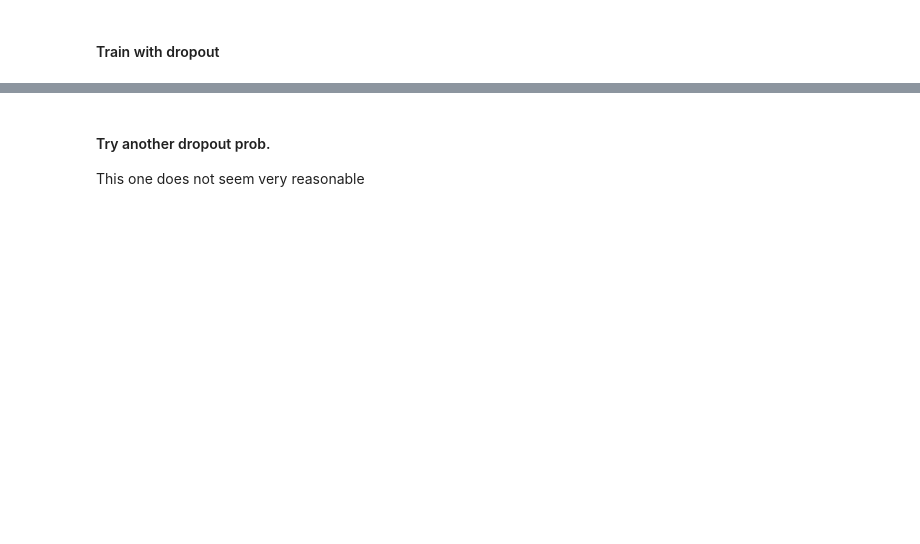
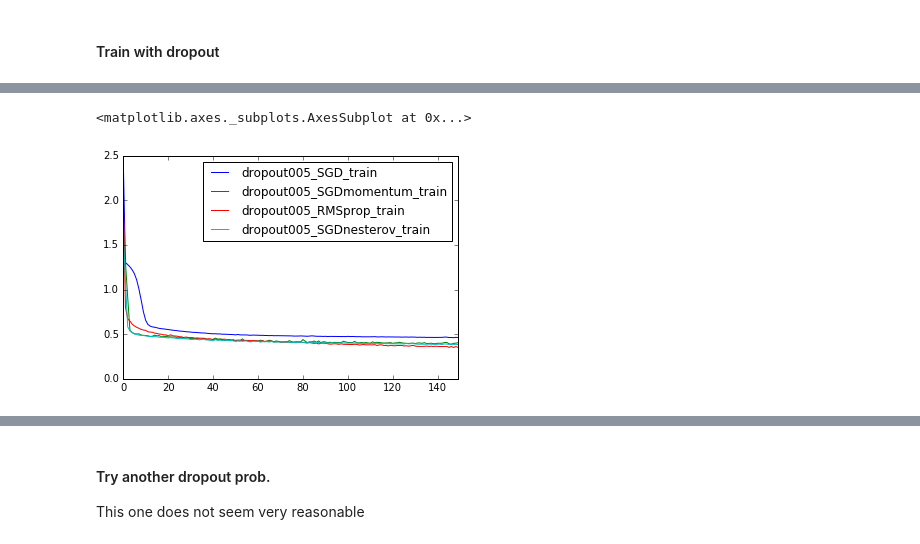
Before and after one commit to davidbp/connectionist, a Jupyter notebook: MLPRegression/mlp_regression_theano_example.ipynb, the cells around one changed output, grey strips where cells are left out. Drawn from its saved outputs; the diff is of its cells as text; code cells hidden in the pictures; blank space fills up the shorter version.

```diff
--- a/MLPRegression/mlp_regression_theano_example.ipynb
+++ b/MLPRegression/mlp_regression_theano_example.ipynb
@@ -80,0 +136,3 @@ plt.plot(model.loss_curve_validation_)
+# %%
+results['dropout005_RMSprop_train'] = model_RMSprop.loss_curve_
+results['dropout005_RMSprop_test'] = model_RMSprop.loss_curve_validation_
@@ -80,0 +162,3 @@ plt.plot(model.loss_curve_validation_)
+# %%
+results['dropout005_SGDnesterov_train'] = model_SGDnesterov.loss_curve_
+results['dropout005_SGDnesterov_test'] = model_SGDnesterov.loss_curve_validation_
@@ -80,0 +167,5 @@ plt.plot(model.loss_curve_validation_)
+# %%
+# SGD vs SGD_momentum
+results_df = pd.DataFrame(results)
+cols = ['dropout005_SGD_train','dropout005_SGDmomentum_train',
+        'dropout005_RMSprop_train','dropout005_SGDnesterov_train']
@@ -80,0 +181,8 @@ plt.plot(model.loss_curve_validation_)
+# %%
+cols = ['dropout005_SGD_train','dropout005_SGDmomentum_train',
+        'dropout005_RMSprop_train','dropout005_SGDnesterov_train']
+
+results_df[cols].plot()
+# %% [output]
+<matplotlib.axes._subplots.AxesSubplot at 0x...>
+[figure, added]
```
Also changed, not shown: parts of 42 cells of this notebook, 1 other file.
